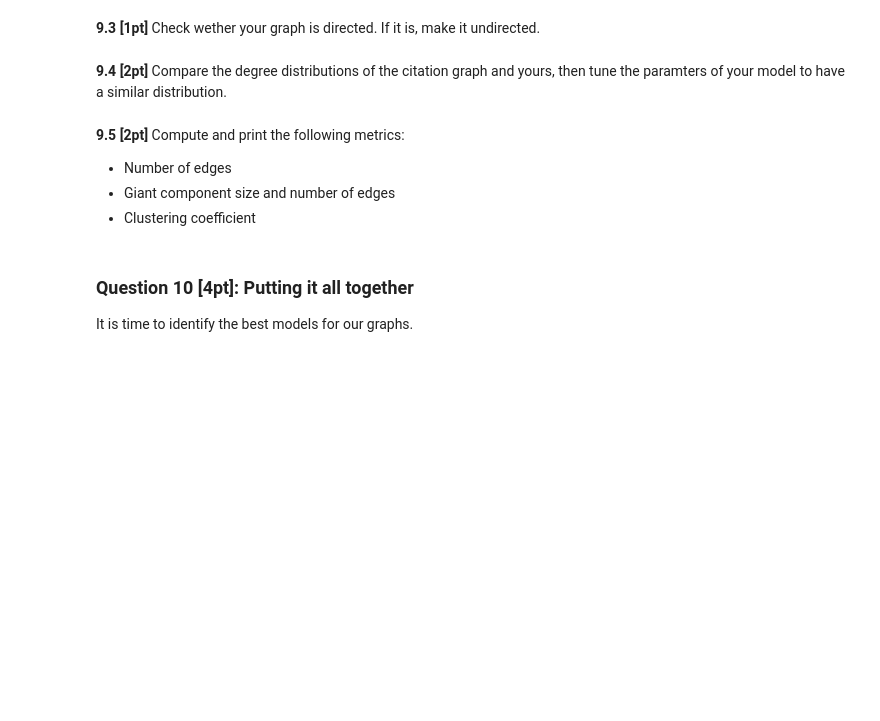
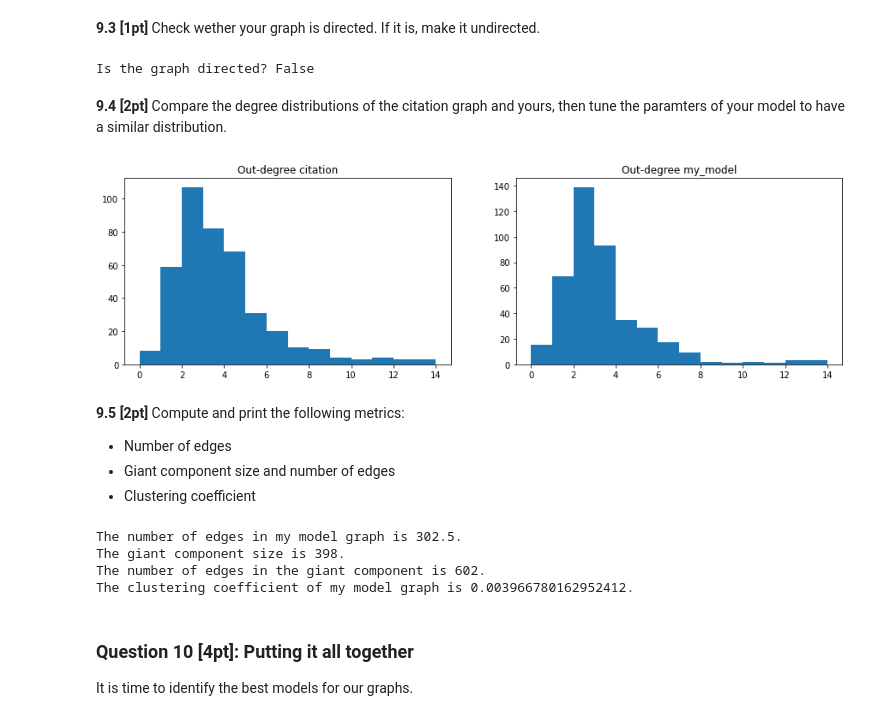
Before and after one commit to Aziz-bc/Network_machine_learning, a Jupyter notebook: Assignment1A/nml23_assignment1b.ipynb, the cells around one changed output. Cells and saved outputs as stored; diff of their text form; code cells hidden in the pictures; blank space fills up the shorter version.

```diff
--- a/Assignment1A/nml23_assignment1b.ipynb
+++ b/Assignment1A/nml23_assignment1b.ipynb
@@ -362,2 +527,43 @@ A_mymodel = my_formation_model(A_citation.shape[0], ...)
+# %%
+# Your solution here ###########################################################
+def my_formation_model(n_nodes: int, m: int, p: float):
+    # Initialize the graph with two connected nodes
+    G = nx.DiGraph()
+    G.add_edge(0, 1)
+
+    for i in range(2, n_nodes):
+        # Calculate the total in-degree in the network
+        total_in_degree = sum(dict(G.in_degree()).values())
+
+        # Calculate the probability for each existing node to be cited
+        preferential_probs = np.array([d / total_in_degree for _, d in G.in_degree()])
+
+        # Introduce randomness in the citation process
+        random_probs = np.random.uniform(0, 1, size=preferential_probs.shape)
+
+        # Combine preferential attachment and random citation probabilities
+        citation_probs = (1 - p) * preferential_probs + p * random_probs
+
+        # citation probs should sum to 1
+        citation_probs /= citation_probs.sum()
+
+        # Select m nodes to cite based on the combined probabilities
+        # the size of the cited nodes should be either m or lower than m with a probability of p
+        size = m if np.random.uniform(0, 1) < p else np.random.randint(1, m + 1)
+        cited_nodes = np.random.choice(np.arange(i), size=size, replace=False, p=citation_probs[:i])
+
+        # Add the new node and connect it to the selected nodes, skip assignning citations with a probability of p / 2
+        if np.random.uniform(0, 1) < (p / 2):
+            G.add_node(i)
+        else:
+            for cited_node in cited_nodes:
+                G.add_edge(i, cited_node)
+
+    return nx.adjacency_matrix(G).toarray()
+
+
+A_mymodel = my_formation_model(A_citation.shape[0], q, 0.2)
+
+#^^^^^^^^^^^^^^^^^^^^^^^^^^^^^^^^^^^^^^^^^^^^^^^^^^^^^^^^^^^^^^^^^^^^^^^^^^^^^^^
 # %% [markdown]
 **9.3 [1pt]** Check wether your graph is directed. If it is, make it undirected.
@@ -369,20 +570,30 @@ A_mymodel = my_formation_model(A_citation.shape[0], ...)
+# %%
+# Your solution here ###########################################################
+# check wether the graph is directed
+print('Is the graph directed?', nx.is_directed(nx.from_numpy_array(A_mymodel)))
+
+#^^^^^^^^^^^^^^^^^^^^^^^^^^^^^^^^^^^^^^^^^^^^^^^^^^^^^^^^^^^^^^^^^^^^^^^^^^^^^^^
+# %% [output]
+Is the graph directed? False
 # %% [markdown]
 **9.4 [2pt]** Compare the degree distributions of the citation graph and yours, then tune the paramters of your model to have a similar distribution.
 # %%
 # Your solution here ###########################################################
-degrees_citation = ...
-degrees_mymodel = ...
+degrees_citation = [nx.degree(G_citation, node) for node in G_citation.nodes()]
+degrees_mymodel = [nx.degree(nx.from_numpy_array(A_mymodel), node) for node in nx.from_numpy_array(A_mymodel).nodes()]
 #^^^^^^^^^^^^^^^^^^^^^^^^^^^^^^^^^^^^^^^^^^^^^^^^^^^^^^^^^^^^^^^^^^^^^^^^^^^^^^^
 
 fig, ax = plt.subplots(1, 2, figsize=(15, 4))
 
 ax[0].set(title="Out-degree citation")
 ax[0].hist(degrees_citation, bins=np.arange(15))
 
 ax[1].set(title="Out-degree my_model")
 ax[1].hist(degrees_mymodel, bins=np.arange(15))
 
 plt.show()
+# %% [output]
+[figure, added]
 # %% [markdown]
 **9.5 [2pt]** Compute and print the following metrics:
 - Number of edges
@@ -396,3 +602,19 @@ plt.show()
+# %%
+# Your solution here ###########################################################
+# number of egdes in my model graph
+print('The number of edges in my model graph is {}.'.format(A_mymodel.sum() / 2))
+# giant component size and nubmer of edges in giant component
+print('The giant component size is {}.'.format(max([len(c) for c in sorted(nx.connected_components(nx.from_numpy_array(A_mymodel)), key=len, reverse=True)])))
+print('The number of edges in the giant component is {}.'.format(nx.number_of_edges(nx.from_numpy_array(A_mymodel).subgraph(max(nx.connected_components(nx.from_numpy_array(A_mymodel)), key=len)))))
+# clustering coefficient of my model graph
+print('The clustering coefficient of my model graph is {}.'.format(nx.average_clustering(nx.from_numpy_array(A_mymodel))))
+
+#^^^^^^^^^^^^^^^^^^^^^^^^^^^^^^^^^^^^^^^^^^^^^^^^^^^^^^^^^^^^^^^^^^^^^^^^^^^^^^^
+# %% [output]
+The number of edges in my model graph is 302.5.
+The giant component size is 398.
+The number of edges in the giant component is 602.
+The clustering coefficient of my model graph is 0.003966780162952412.
 # %% [markdown]
 ### Question 10 [4pt]: Putting it all together
 
```
Also changed, not shown: parts of 54 cells of this notebook.
